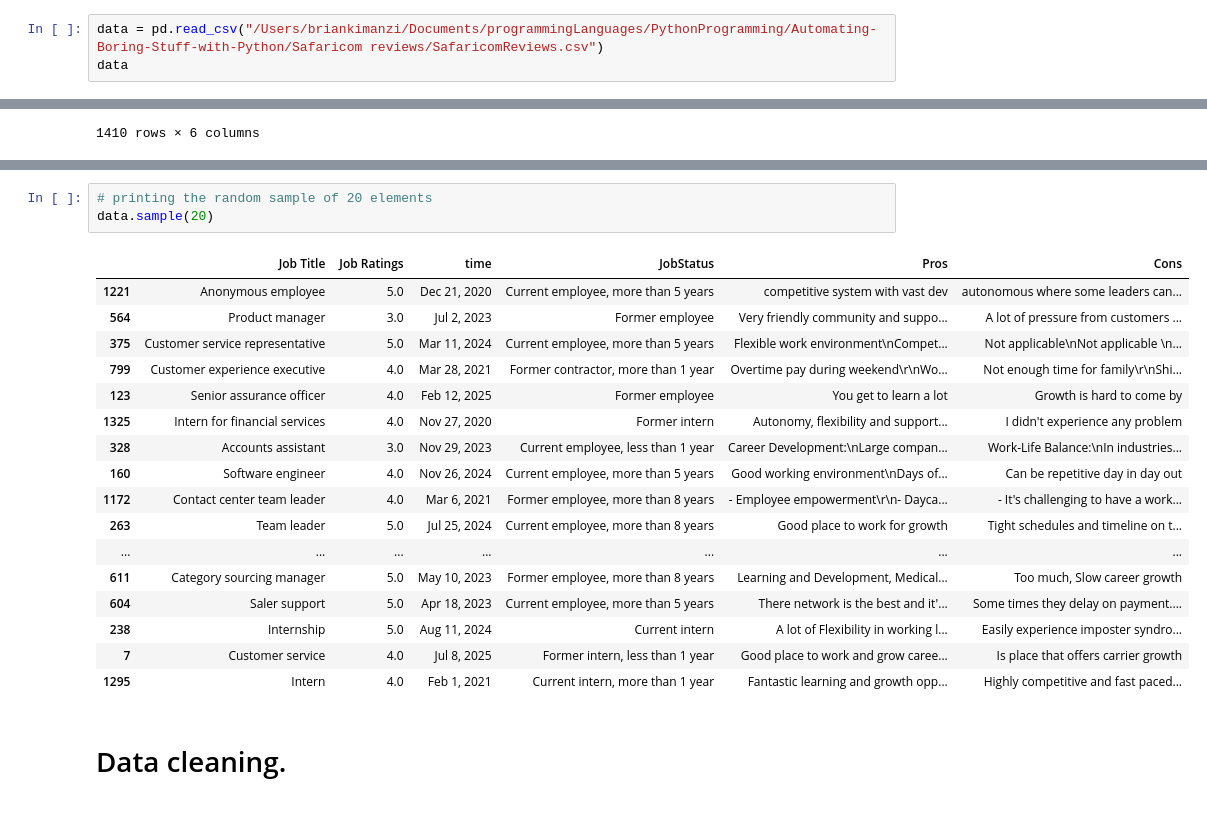
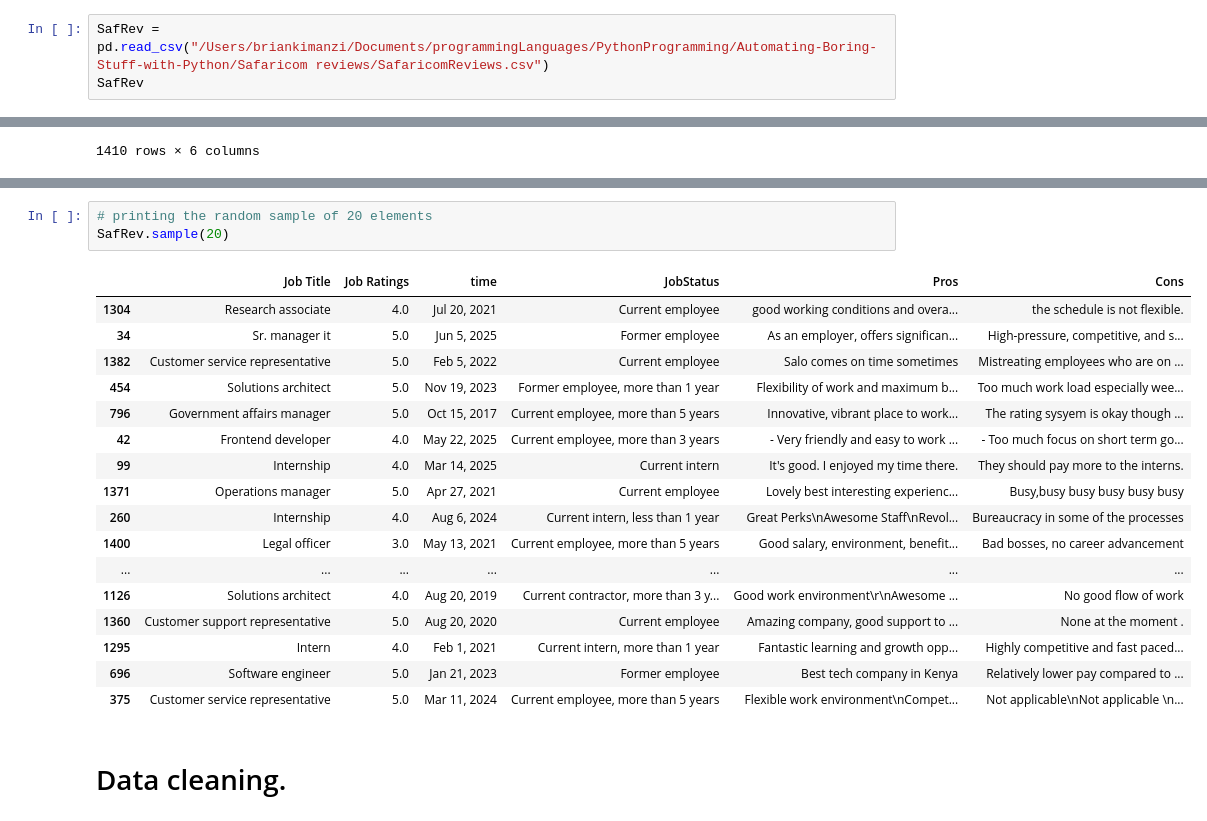
Before and after one commit to Brian342/JupyterAI, a Jupyter notebook: Review cleaning/SafaricomReviews.ipynb, the cells around one changed output, grey strips where cells are left out. Cells and saved outputs as stored; diff of their text form.

```diff
--- a/Review cleaning/SafaricomReviews.ipynb
+++ b/Review cleaning/SafaricomReviews.ipynb
@@ -2,8 +2,8 @@
 import pandas as pd
 import numpy as np
 # %%
-data = pd.read_csv("/Users/briankimanzi/Documents/programmingLanguages/PythonProgramming/Automating-Boring-Stuff-with-Python/Safaricom reviews/SafaricomReviews.csv")
-data
+SafRev = pd.read_csv("/Users/briankimanzi/Documents/programmingLanguages/PythonProgramming/Automating-Boring-Stuff-with-Python/Safaricom reviews/SafaricomReviews.csv")
+SafRev
 # %% [output]
 |  | Job Title | Job Ratings | time | JobStatus | Pros | Cons |
 | 0 | Brand ambassador | 5.0 | Aug 8, 2025 | Former employee, more than 1 year | Flexible hours, supportive team, ... | Inconsistent hours, limited caree... |
@@ -108,25 +108,25 @@ data.tail(20)
 | 1409 | Intern | 5.0 | Aug 16, 2022 | Current intern | Good Salary for an intern | none that I came across |
 # %%
 # printing the random sample of 20 elements
-data.sample(20)
+SafRev.sample(20)
 # %% [output]
 |  | Job Title | Job Ratings | time | JobStatus | Pros | Cons |
-| 1221 | Anonymous employee | 5.0 | Dec 21, 2020 | Current employee, more than 5 years | competitive system with vast dev | autonomous where some leaders can... |
-| 564 | Product manager | 3.0 | Jul 2, 2023 | Former employee | Very friendly community and suppo... | A lot of pressure from customers ... |
+| 1304 | Research associate | 4.0 | Jul 20, 2021 | Current employee | good working conditions and overa... | the schedule is not flexible. |
+| 34 | Sr. manager it | 5.0 | Jun 5, 2025 | Former employee | As an employer, offers significan... | High-pressure, competitive, and s... |
+| 1382 | Customer service representative | 5.0 | Feb 5, 2022 | Current employee | Salo comes on time sometimes | Mistreating employees who are on ... |
+| 454 | Solutions architect | 5.0 | Nov 19, 2023 | Former employee, more than 1 year | Flexibility of work and maximum b... | Too much work load especially wee... |
+| 796 | Government affairs manager | 5.0 | Oct 15, 2017 | Current employee, more than 5 years | Innovative, vibrant place to work... | The rating sysyem is okay though ... |
+| 42 | Frontend developer | 4.0 | May 22, 2025 | Current employee, more than 3 years | - Very friendly and easy to work ... | - Too much focus on short term go... |
+| 99 | Internship | 4.0 | Mar 14, 2025 | Current intern | It's good. I enjoyed my time there. | They should pay more to the interns. |
+| 1371 | Operations manager | 5.0 | Apr 27, 2021 | Current employee | Lovely best interesting experienc... | Busy,busy busy busy busy busy |
+| 260 | Internship | 4.0 | Aug 6, 2024 | Current intern, less than 1 year | Great Perks\nAwesome Staff\nRevol... | Bureaucracy in some of the processes |
+| 1400 | Legal officer | 3.0 | May 13, 2021 | Current employee, more than 5 years | Good salary, environment, benefit... | Bad bosses, no career advancement |
+| ... | ... | ... | ... | ... | ... | ... |
+| 1126 | Solutions architect | 4.0 | Aug 20, 2019 | Current contractor, more than 3 y... | Good work environment\r\nAwesome ... | No good flow of work |
+| 1360 | Customer support representative | 5.0 | Aug 20, 2020 | Current employee | Amazing company, good support to ... | None at the moment . |
+| 1295 | Intern | 4.0 | Feb 1, 2021 | Current intern, more than 1 year | Fantastic learning and growth opp... | Highly competitive and fast paced... |
+| 696 | Software engineer | 5.0 | Jan 21, 2023 | Former employee | Best tech company in Kenya | Relatively lower pay compared to ... |
 | 375 | Customer service representative | 5.0 | Mar 11, 2024 | Current employee, more than 5 years | Flexible work environment\nCompet... | Not applicable\nNot applicable \n... |
-| 799 | Customer experience executive | 4.0 | Mar 28, 2021 | Former contractor, more than 1 year | Overtime pay during weekend\r\nWo... | Not enough time for family\r\nShi... |
-| 123 | Senior assurance officer | 4.0 | Feb 12, 2025 | Former employee | You get to learn a lot | Growth is hard to come by |
-| 1325 | Intern for financial services | 4.0 | Nov 27, 2020 | Former intern | Autonomy, flexibility and support... | I didn't experience any problem |
-| 328 | Accounts assistant | 3.0 | Nov 29, 2023 | Current employee, less than 1 year | Career Development:\nLarge compan... | Work-Life Balance:\nIn industries... |
-| 160 | Software engineer | 4.0 | Nov 26, 2024 | Current employee, more than 5 years | Good working environment\nDays of... | Can be repetitive day in day out |
-| 1172 | Contact center team leader | 4.0 | Mar 6, 2021 | Former employee, more than 8 years | - Employee empowerment\r\n- Dayca... | - It's challenging to have a work... |
-| 263 | Team leader | 5.0 | Jul 25, 2024 | Current employee, more than 8 years | Good place to work for growth | Tight schedules and timeline on t... |
-| ... | ... | ... | ... | ... | ... | ... |
-| 611 | Category sourcing manager | 5.0 | May 10, 2023 | Former employee, more than 8 years | Learning and Development, Medical... | Too much, Slow career growth |
-| 604 | Saler support | 5.0 | Apr 18, 2023 | Current employee, more than 5 years | There network is the best and it'... | Some times they delay on payment.... |
-| 238 | Internship | 5.0 | Aug 11, 2024 | Current intern | A lot of Flexibility in working l... | Easily experience imposter syndro... |
-| 7 | Customer service | 4.0 | Jul 8, 2025 | Former intern, less than 1 year | Good place to work and grow caree... | Is place that offers carrier growth |
-| 1295 | Intern | 4.0 | Feb 1, 2021 | Current intern, more than 1 year | Fantastic learning and growth opp... | Highly competitive and fast paced... |
 # %% [markdown]
 # Data cleaning.
 # %%
```
Also changed, not shown: parts of 11 cells of this notebook.
